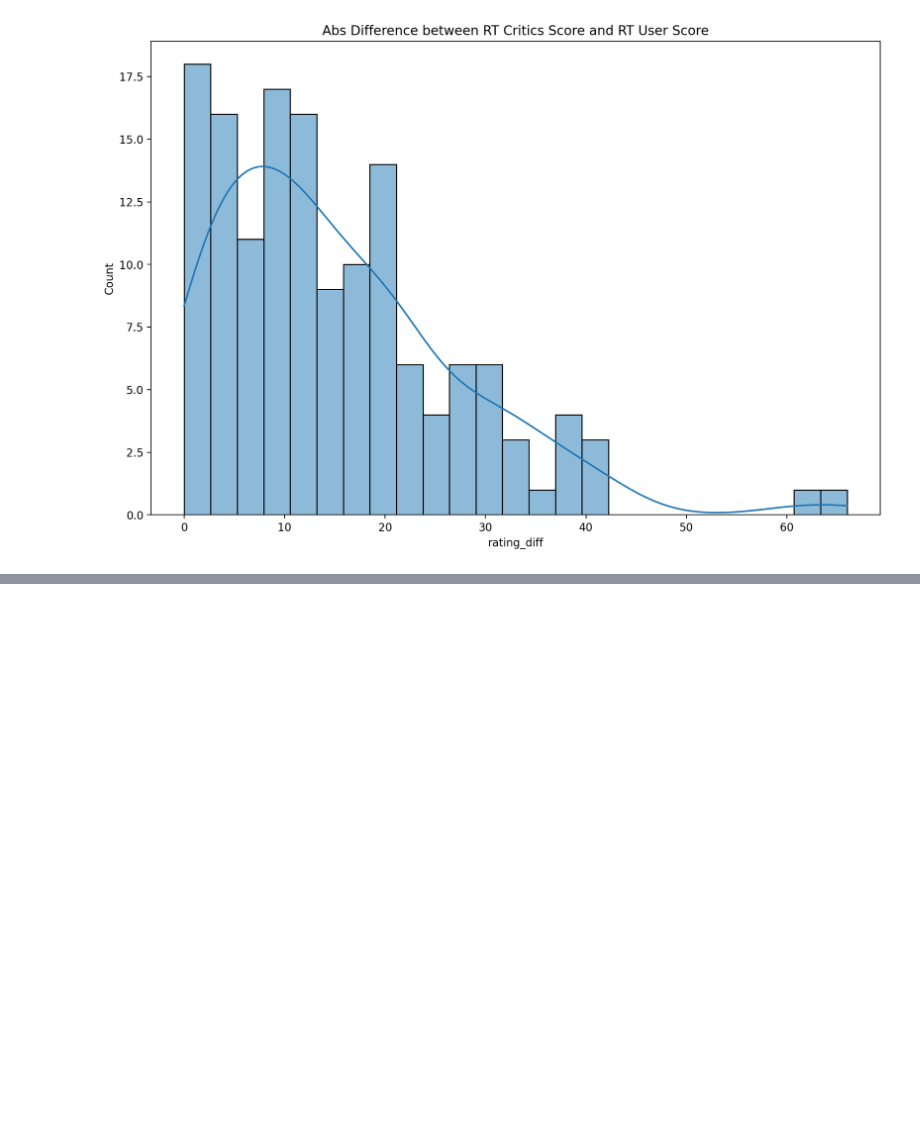
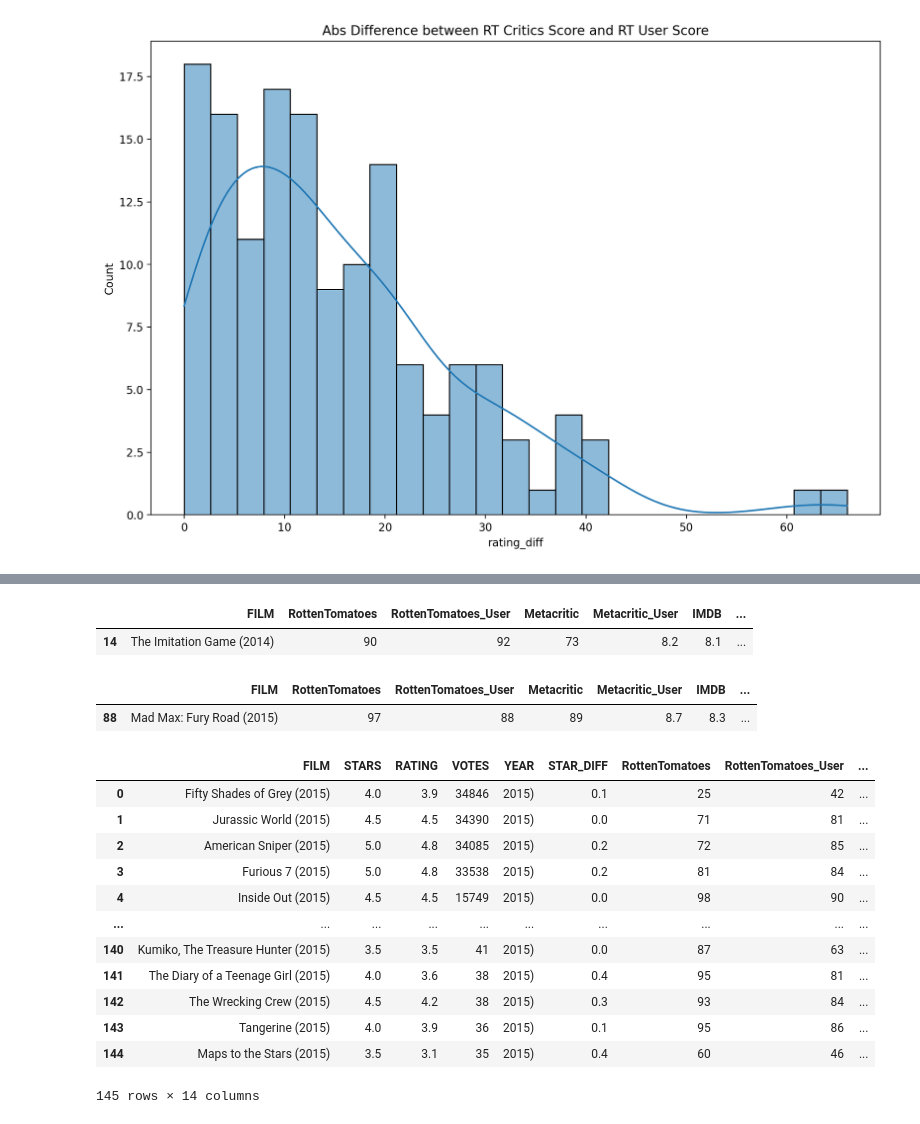
Before and after one commit to NabeelGhazali/Data-Analysis-Projects, a Jupyter notebook: Data Analysis on Fake Movie Ratings/Data Analysis on Movie Ratings.ipynb, the cells around one changed output, grey strips where cells are left out. Drawn from its saved outputs; the diff is of its cells as text; code cells hidden in the pictures; blank space fills up the shorter version.

```diff
--- a/Data Analysis on Fake Movie Ratings/Data Analysis on Movie Ratings.ipynb
+++ b/Data Analysis on Fake Movie Ratings/Data Analysis on Movie Ratings.ipynb
@@ -316,0 +314,28 @@ Text(0.5, 1.0, 'Abs Difference between RT Critics Score and RT User Score')
+# %%
+df1.nlargest(n=1, columns='IMDB_user_vote_count')
+# %% [output]
+|  | FILM | RottenTomatoes | RottenTomatoes_User | Metacritic | Metacritic_User | IMDB | ... |
+| 14 | The Imitation Game (2014) | 90 | 92 | 73 | 8.2 | 8.1 | ... |
+# %%
+df1.nlargest(n=1, columns='Metacritic_user_vote_count')
+# %% [output]
+|  | FILM | RottenTomatoes | RottenTomatoes_User | Metacritic | Metacritic_User | IMDB | ... |
+| 88 | Mad Max: Fury Road (2015) | 97 | 88 | 89 | 8.7 | 8.3 | ... |
+# %%
+df2 = pd.merge(df,df1,on='FILM', how='inner')
+# %%
+df2
+# %% [output]
+|  | FILM | STARS | RATING | VOTES | YEAR | STAR_DIFF | RottenTomatoes | RottenTomatoes_User | ... |
+| 0 | Fifty Shades of Grey (2015) | 4.0 | 3.9 | 34846 | 2015) | 0.1 | 25 | 42 | ... |
+| 1 | Jurassic World (2015) | 4.5 | 4.5 | 34390 | 2015) | 0.0 | 71 | 81 | ... |
+| 2 | American Sniper (2015) | 5.0 | 4.8 | 34085 | 2015) | 0.2 | 72 | 85 | ... |
+| 3 | Furious 7 (2015) | 5.0 | 4.8 | 33538 | 2015) | 0.2 | 81 | 84 | ... |
+| 4 | Inside Out (2015) | 4.5 | 4.5 | 15749 | 2015) | 0.0 | 98 | 90 | ... |
+| ... | ... | ... | ... | ... | ... | ... | ... | ... | ... |
+| 140 | Kumiko, The Treasure Hunter (2015) | 3.5 | 3.5 | 41 | 2015) | 0.0 | 87 | 63 | ... |
+| 141 | The Diary of a Teenage Girl (2015) | 4.0 | 3.6 | 38 | 2015) | 0.4 | 95 | 81 | ... |
+| 142 | The Wrecking Crew (2015) | 4.5 | 4.2 | 38 | 2015) | 0.3 | 93 | 84 | ... |
+| 143 | Tangerine (2015) | 4.0 | 3.9 | 36 | 2015) | 0.1 | 95 | 86 | ... |
+| 144 | Maps to the Stars (2015) | 3.5 | 3.1 | 35 | 2015) | 0.4 | 60 | 46 | ... |
+145 rows × 14 columns
```
Also changed, not shown: parts of 14 cells of this notebook.
